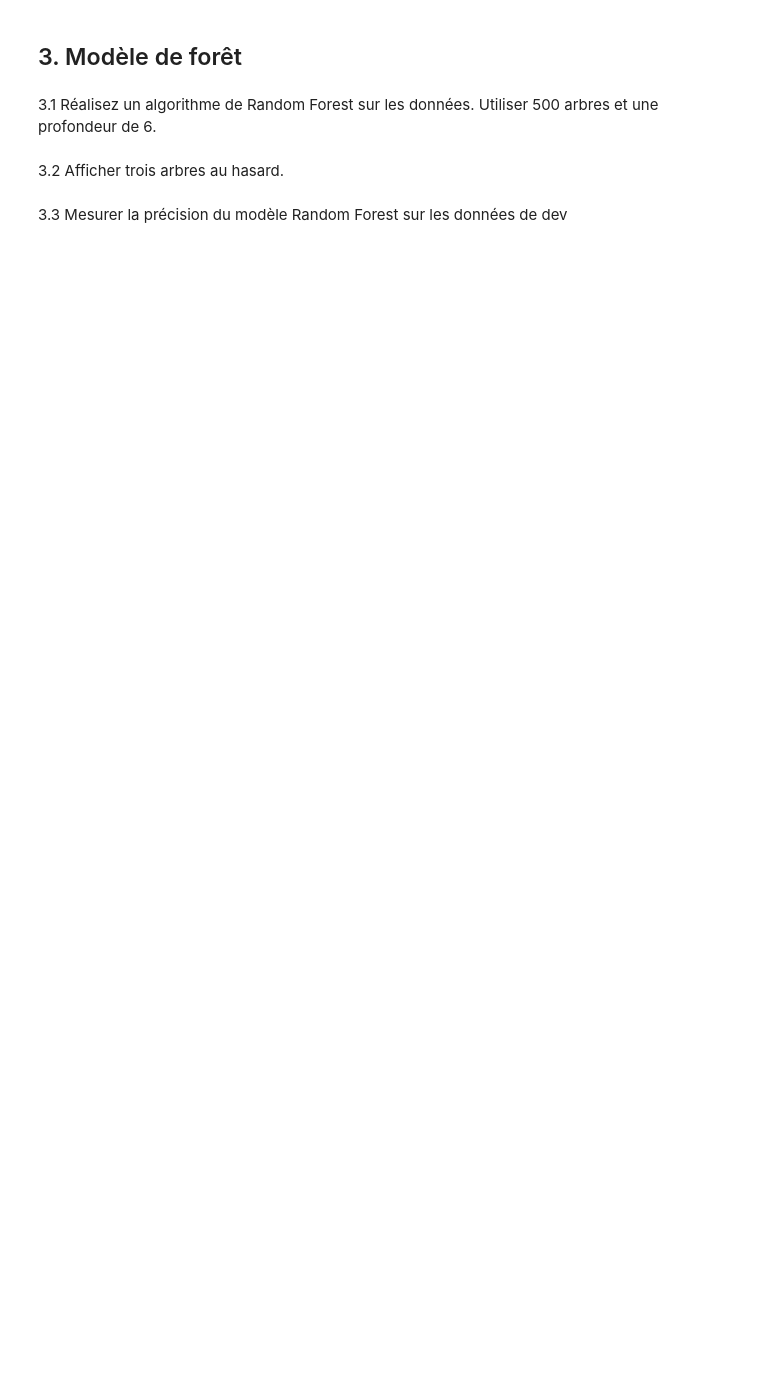
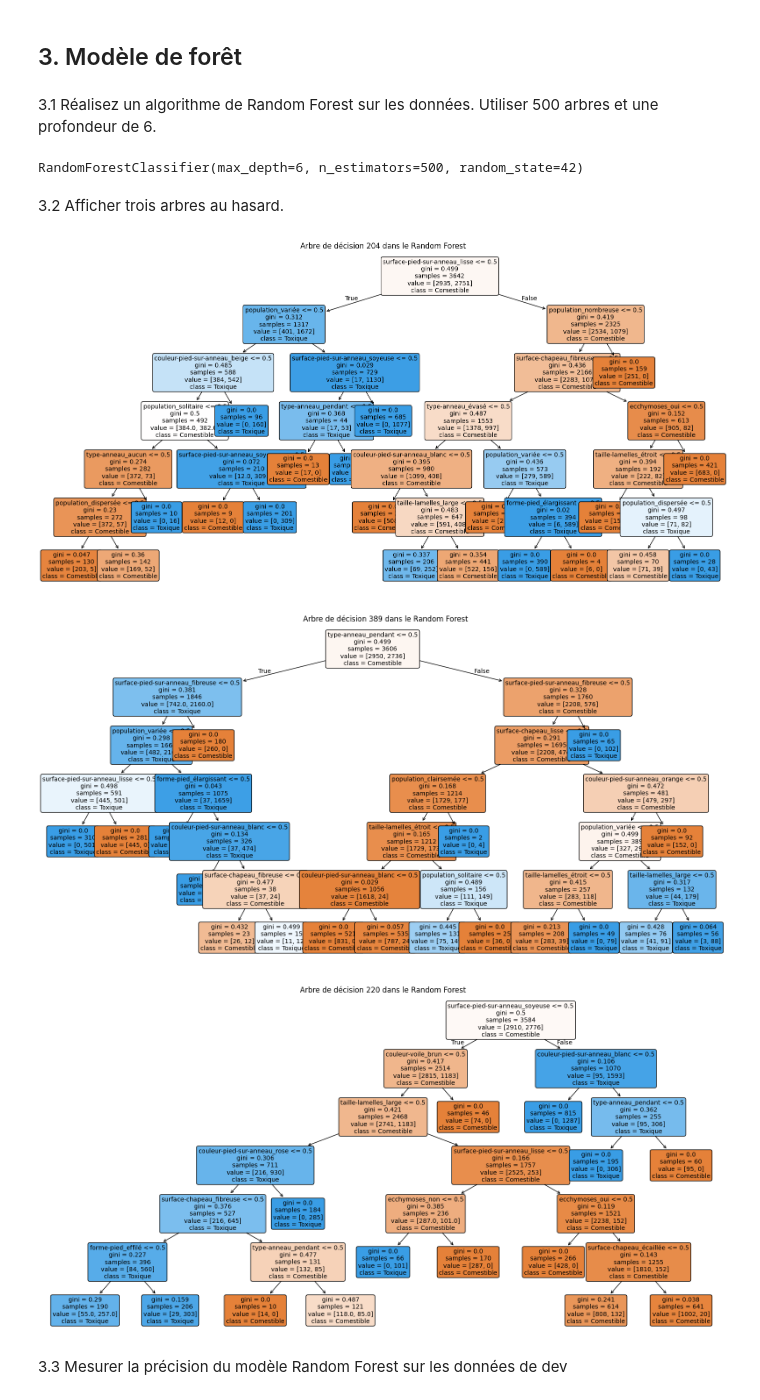
Before and after one commit to podfleur/machine-learning-and-data-collection, a Jupyter notebook: MachineLeaning/TP1_classification_champignons.ipynb, the cells around one changed output. Saved outputs shown, nothing was run; the diff lists cells and outputs as text; code cells hidden in the pictures; blank space fills up the shorter version.

```diff
--- a/MachineLeaning/TP1_classification_champignons.ipynb
+++ b/MachineLeaning/TP1_classification_champignons.ipynb
@@ -247,5 +256,12 @@ graph.view()
 ## 3. Modèle de forêt
 # %% [markdown]
 3.1 Réalisez un algorithme de Random Forest sur les données. Utiliser 500 arbres et une profondeur de 6.
+# %%
+from sklearn.ensemble import RandomForestClassifier
+
+random_forest = RandomForestClassifier(n_estimators=500, max_depth=6, random_state=42)
+random_forest.fit(X_train, y_train)
+# %% [output]
+RandomForestClassifier(max_depth=6, n_estimators=500, random_state=42)
 # %% [markdown]
 3.2 Afficher trois arbres au hasard.
@@ -254,2 +268,19 @@ from random import randint
+# %%
+from random import randint
+
+for i in np.random.choice(range(len(random_forest.estimators_)), size=3, replace=False):
+    plt.figure(figsize=(20, 10))
+    plot_tree(random_forest.estimators_[i],
+              feature_names=X_train.columns,
+              class_names=["Comestible", "Toxique"],
+              filled=True,
+              rounded=True,
+              fontsize=10)
+    plt.title(f"Arbre de décision {i + 1} dans le Random Forest")
+    plt.show()
+# %% [output]
+[figure, added]
+[figure, added]
+[figure, added]
 # %% [markdown]
 3.3 Mesurer la précision du modèle Random Forest sur les données de dev
```
Also changed, not shown: parts of 11 cells of this notebook.
